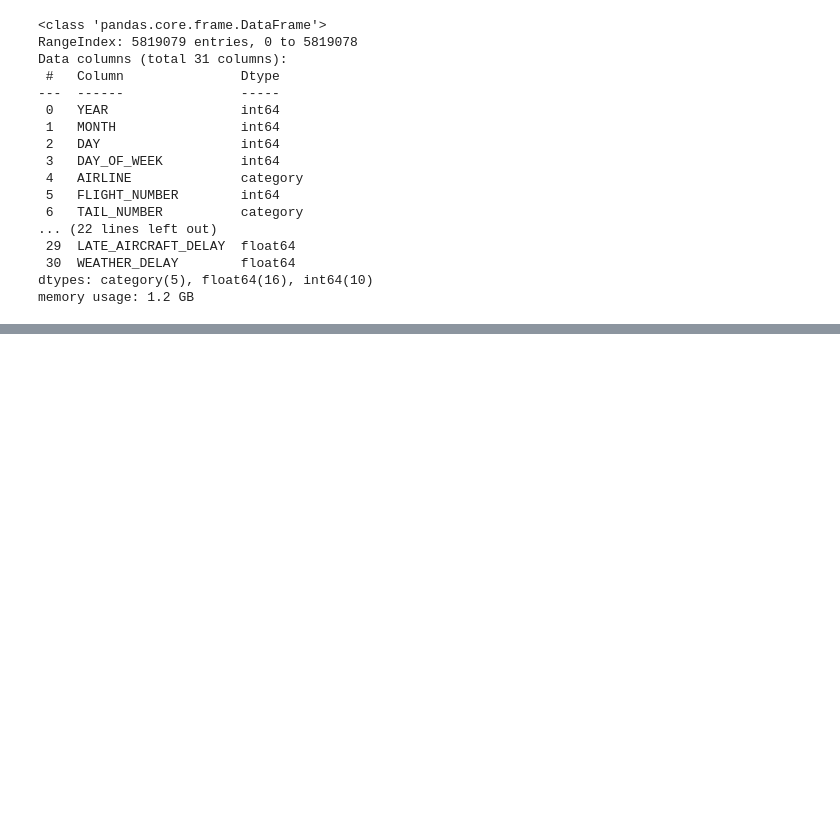
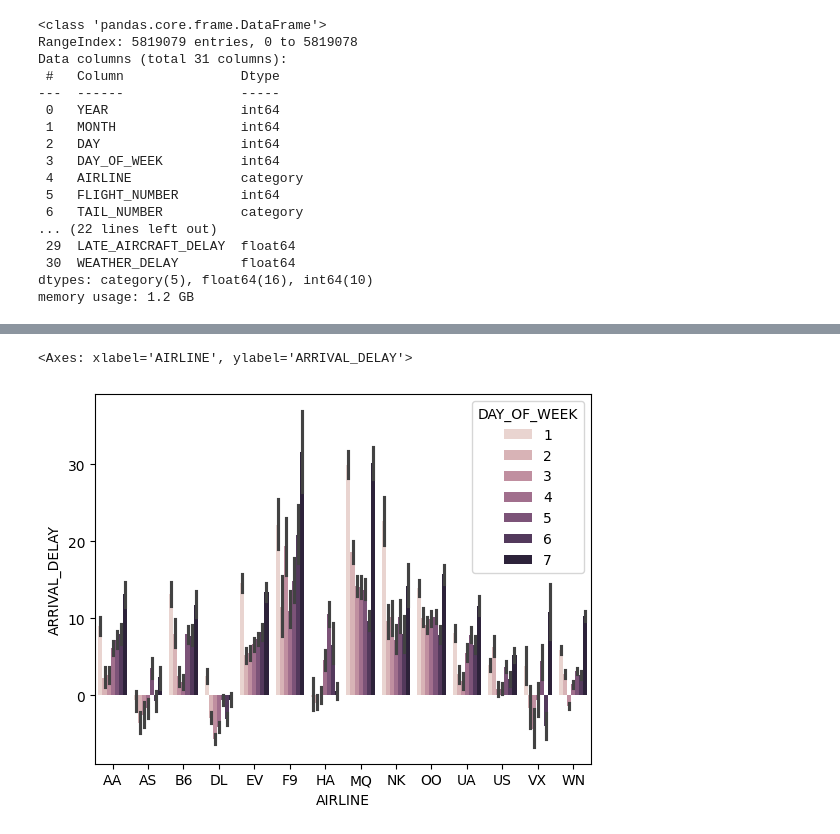
Before and after one commit to anonymo2239/Flight-Delay-Cancellation-Dataset, a Jupyter notebook: src/EDA_flights.ipynb, the cells around one changed output, grey strips where cells are left out. Cells and saved outputs as stored; diff of their text form; code cells hidden in the pictures; blank space fills up the shorter version.

Commit message:
feat: Exploratory Data Analysis phase completed

```diff
--- a/src/EDA_flights.ipynb
+++ b/src/EDA_flights.ipynb
@@ -1,8 +1,9 @@
 # %%
+import pandas as pd
 import kagglehub
 
-# Download latest version
 path = kagglehub.dataset_download("suryanarayanan02/flight-delay-prediction-dataset")
-
-print("Path to dataset files:", path)
+flights = pd.read_csv(f"{path}/flights.csv", low_memory=False)
+df = flights.copy()
+df.head()
 # %% [output]
@@ -233,0 +188,3 @@ memory usage: 866.7 MB
+# %%
+january_df = semi_clean_df[semi_clean_df['MONTH'] == 1]
+january_df
@@ -233,0 +205,7 @@ memory usage: 866.7 MB
+# %%
+import seaborn as sns
+
+sns.barplot(x='AIRLINE', y='ARRIVAL_DELAY', data=january_df, hue='DAY_OF_WEEK')
+# %% [output]
+<Axes: xlabel='AIRLINE', ylabel='ARRIVAL_DELAY'>
+[figure, added]
```
Also changed, not shown: parts of 18 cells of this notebook, 1 other file.
